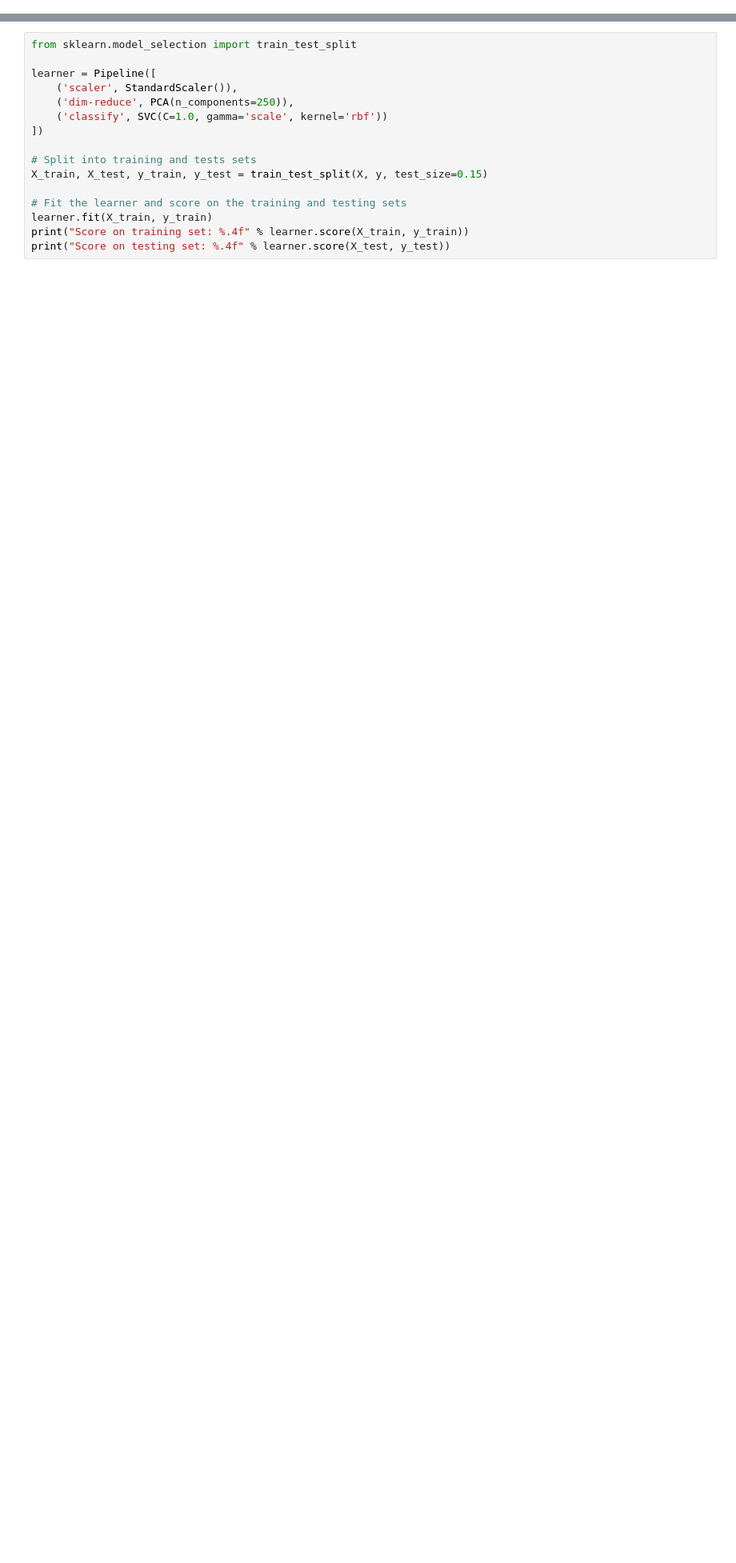
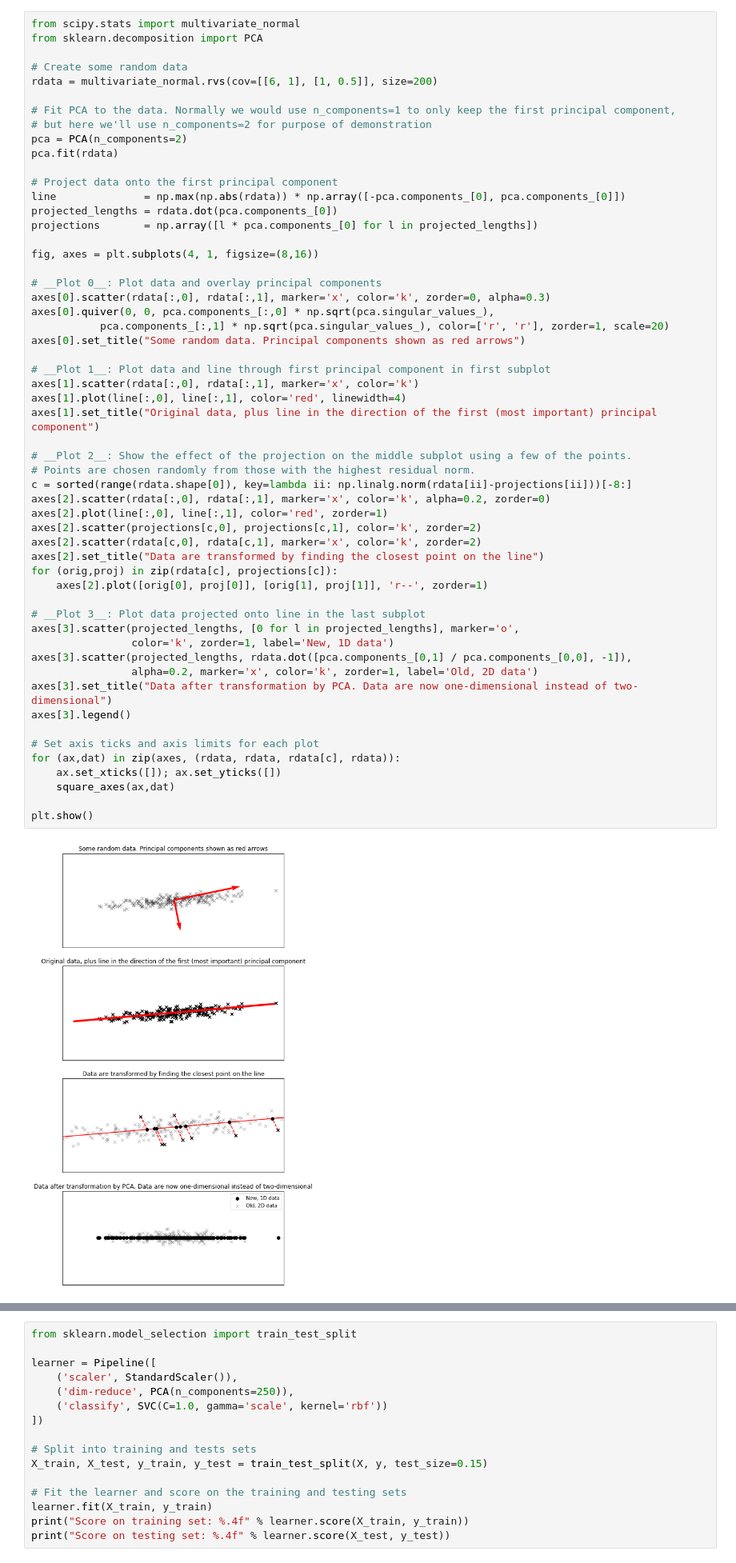
Before and after one commit to kernelmethod/Python-Data-Science-Workshop, a Jupyter notebook: 2. Intro to Machine Learning in Python with Scikit-learn.ipynb, the cells around one changed output, grey strips where cells are left out. Shown at 80% size. Drawn from its saved outputs; the diff is of its cells as text; blank space fills up the shorter version.

```diff
--- a/2. Intro to Machine Learning in Python with Scikit-learn.ipynb
+++ b/2. Intro to Machine Learning in Python with Scikit-learn.ipynb
@@ -127 +206,58 @@ plt.show()
+# %%
+from scipy.stats import multivariate_normal
+from sklearn.decomposition import PCA
+
+# Create some random data
+rdata = multivariate_normal.rvs(cov=[[6, 1], [1, 0.5]], size=200)
+
+# Fit PCA to the data. Normally we would use n_components=1 to only keep the first principal component,
+# but here we'll use n_components=2 for purpose of demonstration
+pca = PCA(n_components=2)
+pca.fit(rdata)
+
+# Project data onto the first principal component
+line              = np.max(np.abs(rdata)) * np.array([-pca.components_[0], pca.components_[0]])
+projected_lengths = rdata.dot(pca.components_[0])
+projections       = np.array([l * pca.components_[0] for l in projected_lengths])
+
+fig, axes = plt.subplots(4, 1, figsize=(8,16))
+
+# __Plot 0__: Plot data and overlay principal components
+axes[0].scatter(rdata[:,0], rdata[:,1], marker='x', color='k', zorder=0, alpha=0.3)
+axes[0].quiver(0, 0, pca.components_[:,0] * np.sqrt(pca.singular_values_),
+           pca.components_[:,1] * np.sqrt(pca.singular_values_), color=['r', 'r'], zorder=1, scale=20)
+axes[0].set_title("Some random data. Principal components shown as red arrows")
+
+# __Plot 1__: Plot data and line through first principal component in first subplot
+axes[1].scatter(rdata[:,0], rdata[:,1], marker='x', color='k')
+axes[1].plot(line[:,0], line[:,1], color='red', linewidth=4)
+axes[1].set_title("Original data, plus line in the direction of the first (most important) principal component")
+
+# __Plot 2__: Show the effect of the projection on the middle subplot using a few of the points.
+# Points are chosen randomly from those with the highest residual norm.
+c = sorted(range(rdata.shape[0]), key=lambda ii: np.linalg.norm(rdata[ii]-projections[ii]))[-8:]
+axes[2].scatter(rdata[:,0], rdata[:,1], marker='x', color='k', alpha=0.2, zorder=0)
+axes[2].plot(line[:,0], line[:,1], color='red', zorder=1)
+axes[2].scatter(projections[c,0], projections[c,1], color='k', zorder=2)
+axes[2].scatter(rdata[c,0], rdata[c,1], marker='x', color='k', zorder=2)
+axes[2].set_title("Data are transformed by finding the closest point on the line")
+for (orig,proj) in zip(rdata[c], projections[c]):
+    axes[2].plot([orig[0], proj[0]], [orig[1], proj[1]], 'r--', zorder=1)
+
+# __Plot 3__: Plot data projected onto line in the last subplot
+axes[3].scatter(projected_lengths, [0 for l in projected_lengths], marker='o',
+                color='k', zorder=1, label='New, 1D data')
+axes[3].scatter(projected_lengths, rdata.dot([pca.components_[0,1] / pca.components_[0,0], -1]),
+                alpha=0.2, marker='x', color='k', zorder=1, label='Old, 2D data')
+axes[3].set_title("Data after transformation by PCA. Data are now one-dimensional instead of two-dimensional")
+axes[3].legend()
+
+# Set axis ticks and axis limits for each plot
+for (ax,dat) in zip(axes, (rdata, rdata, rdata[c], rdata)):
+    ax.set_xticks([]); ax.set_yticks([])
+    square_axes(ax,dat)
+
+plt.show()
+# %% [output]
+[figure, added]
 # %% [markdown]
```
Also changed, not shown: parts of 25 cells of this notebook.
